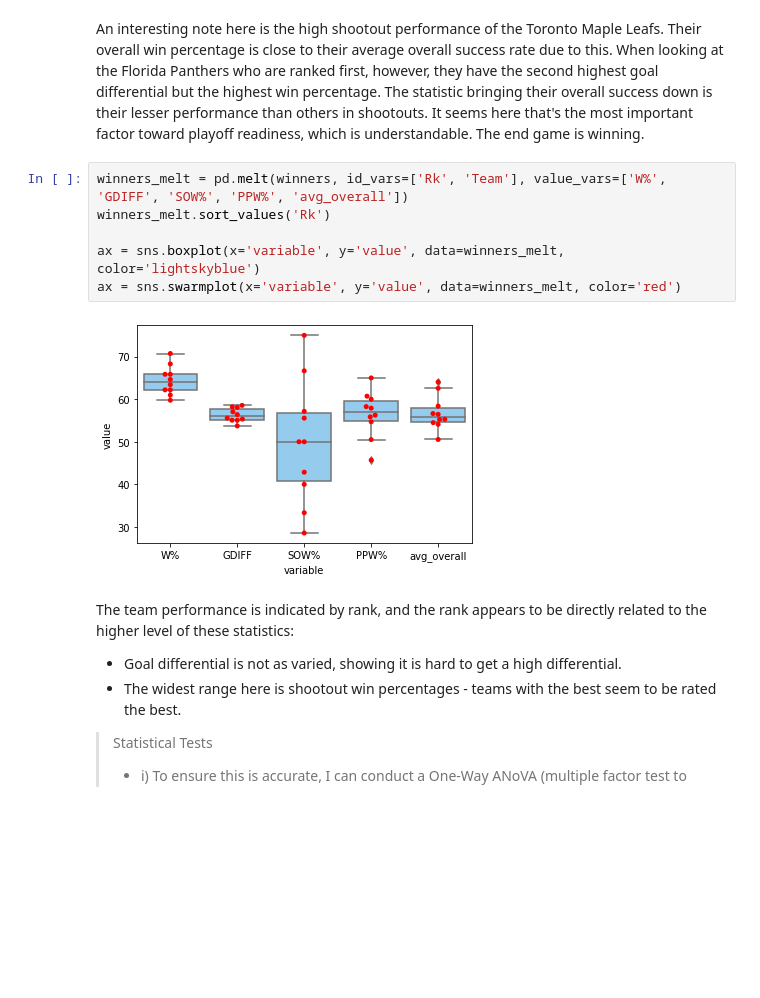
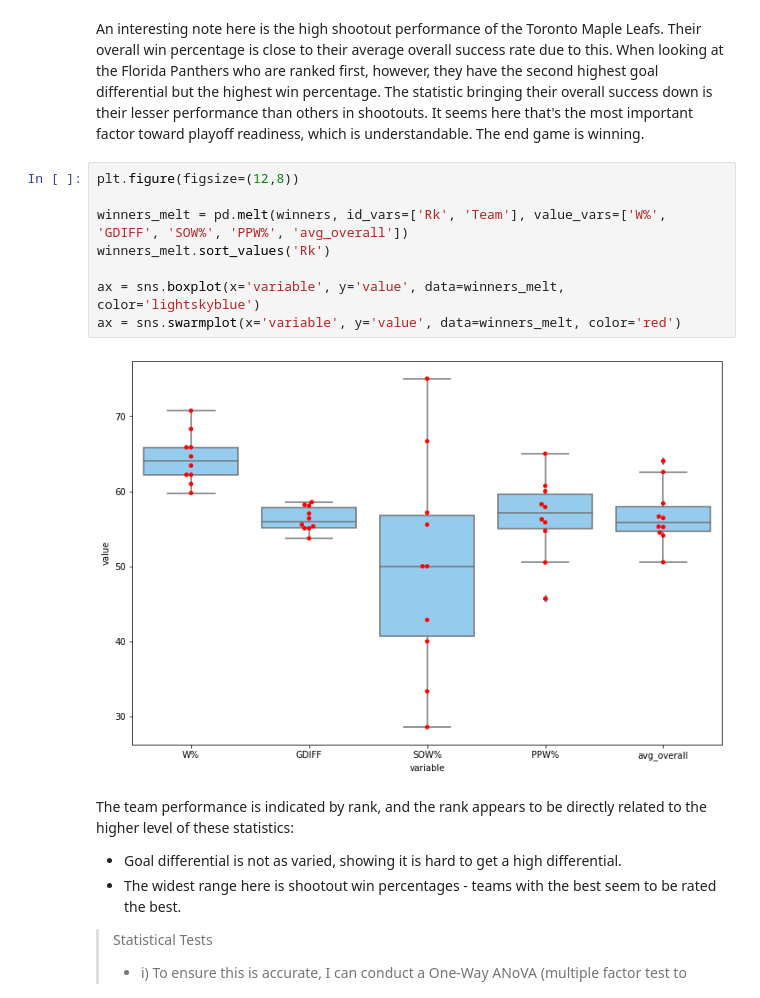
Before and after one commit to RyanSchraeder/StanleyCupPredictions, a Jupyter notebook: notebooks/model.ipynb, the cells around one changed output. Saved outputs shown, nothing was run; the diff lists cells and outputs as text; blank space fills up the shorter version.

```diff
--- a/notebooks/model.ipynb
+++ b/notebooks/model.ipynb
@@ -275,13 +281,15 @@ winners
 # %% [markdown]
 An interesting note here is the high shootout performance of the Toronto Maple Leafs. Their overall win percentage is close to their average overall success rate due to this. When looking at the Florida Panthers who are ranked first, however, they have the second highest goal differential but the highest win percentage. The statistic bringing their overall success down is their lesser performance than others in shootouts. It seems here that's the most important factor toward playoff readiness, which is understandable. The end game is winning.
 # %%
+plt.figure(figsize=(12,8))
+
 winners_melt = pd.melt(winners, id_vars=['Rk', 'Team'], value_vars=['W%', 'GDIFF', 'SOW%', 'PPW%', 'avg_overall'])
 winners_melt.sort_values('Rk')
 
 ax = sns.boxplot(x='variable', y='value', data=winners_melt, color='lightskyblue')
 ax = sns.swarmplot(x='variable', y='value', data=winners_melt, color='red')
 # %% [output]
-[figure, old version]
+[figure, new version]
 # %% [markdown]
 The team performance is indicated by rank, and the rank appears to be directly related to the higher level of these statistics:
 
```
Also changed, not shown: parts of 23 cells of this notebook.
